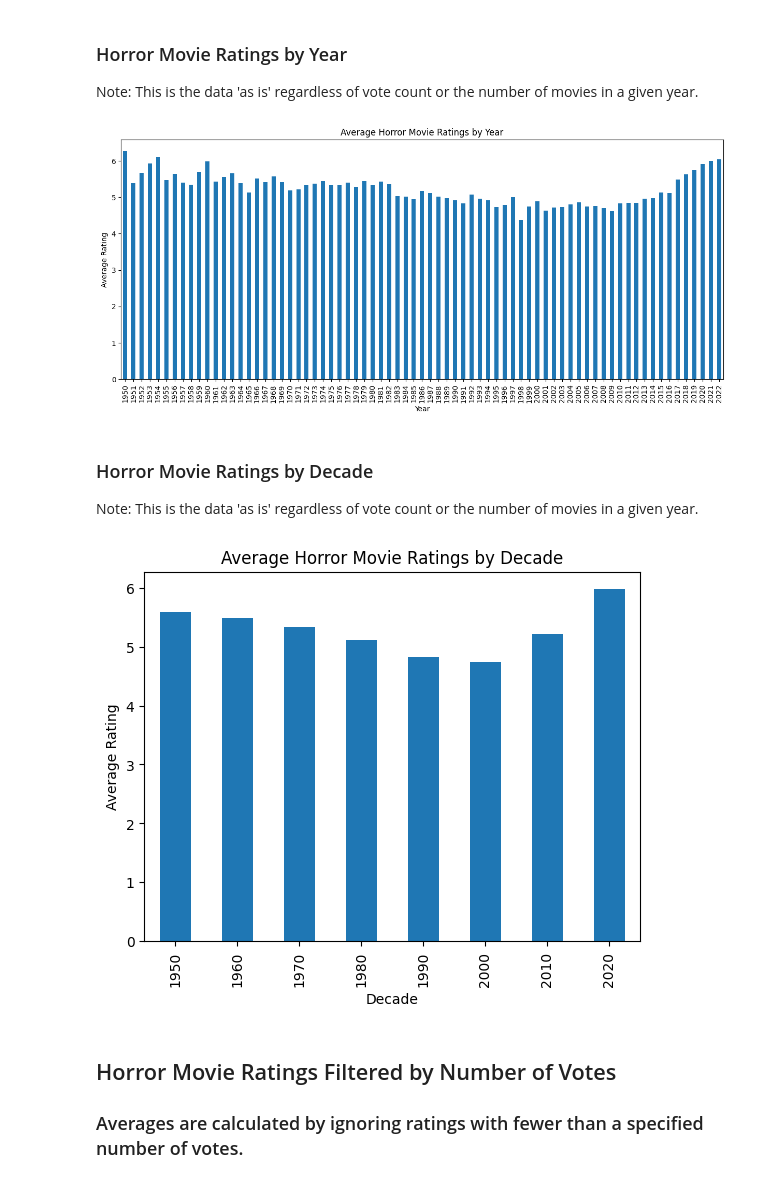
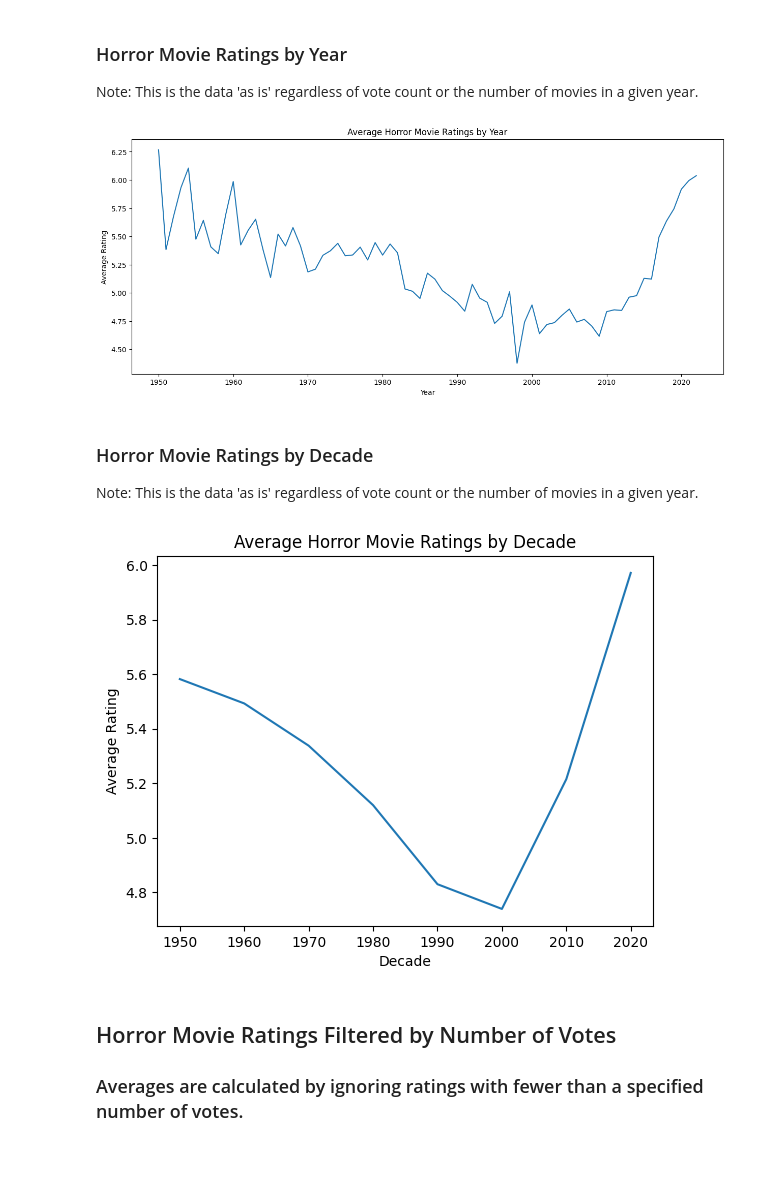
Before and after one commit to ashley-skidmore/horror_movie_playground, a Jupyter notebook: notebooks/horror_by_year.ipynb, the cells around one changed output. Cells and saved outputs as stored; diff of their text form; code cells hidden in the pictures; blank space fills up the shorter version.

Commit message:
changed bar to line graphs and corrected weighted mean chart

```diff
--- a/notebooks/horror_by_year.ipynb
+++ b/notebooks/horror_by_year.ipynb
@@ -153,16 +153,16 @@ Note: This is the data 'as is' regardless of vote count or the number of movies
 # %%
 #Grouping the average movie rating by year.
 year_ratings = horror_filtered.groupby('year')['vote_average'].mean()
 
-year_ratings.plot(kind='bar', figsize=(15, 6)) #figsize will change the graph size for legibility
+year_ratings.plot(kind='line', figsize=(15, 6)) #figsize will change the graph size for legibility
 
 #Getting fancy with labels
 plt.xlabel('Year')
 plt.ylabel('Average Rating')
 plt.title('Average Horror Movie Ratings by Year')
 plt.show()
 # %% [output]
-[figure, old version]
+[figure, new version]
 # %% [markdown]
 ### Horror Movie Ratings by Decade
 Note: This is the data 'as is' regardless of vote count or the number of movies in a given year.
@@ -171,7 +171,12 @@ horror_filtered['decade'] = (horror_filtered['year'] // 10) * 10 #Floor division
 
 decade_ratings = horror_filtered.groupby('decade')['vote_average'].mean() #Calculates the mean for 'vote_average' sorted by each decade
 
-decade_ratings.plot(kind='bar')
+decade_ratings.plot(kind='line')
+
+'''
+ALTERNATIVE FORMAT:
+df['Length'] = df['runtime'].apply(lambda x: 'Long' if x > 120 else 'Short')
+'''
 
 #Labels
 plt.xlabel('Decade')
@@ -180,7 +185,7 @@ plt.title('Average Horror Movie Ratings by Decade')
 
 plt.show()
 # %% [output]
-[figure, old version]
+[figure, new version]
 # %% [markdown]
 ## Horror Movie Ratings Filtered by Number of Votes
 ### Averages are calculated by ignoring ratings with fewer than a specified number of votes.
```
Also changed, not shown: parts of 7 cells of this notebook.
